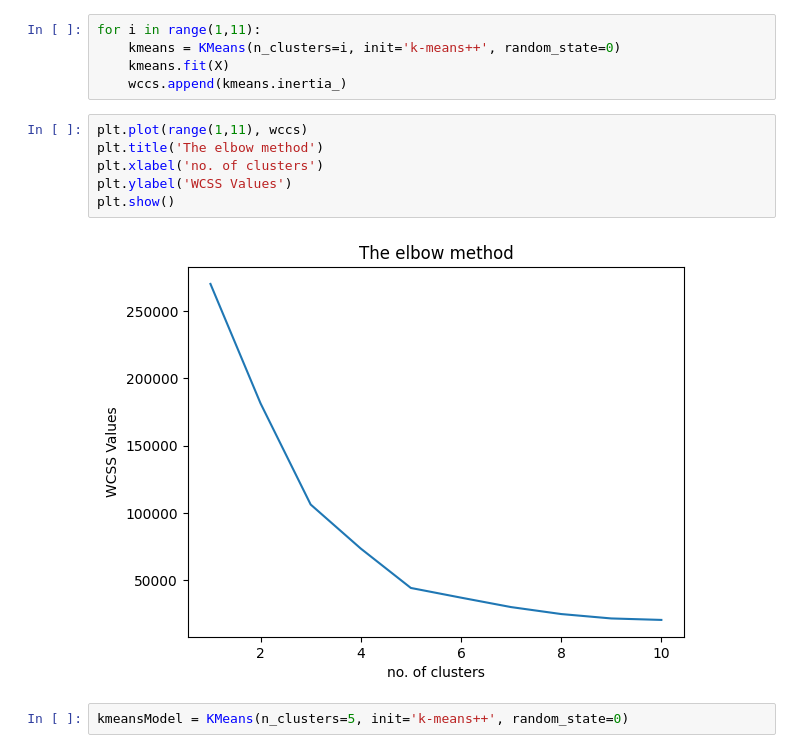
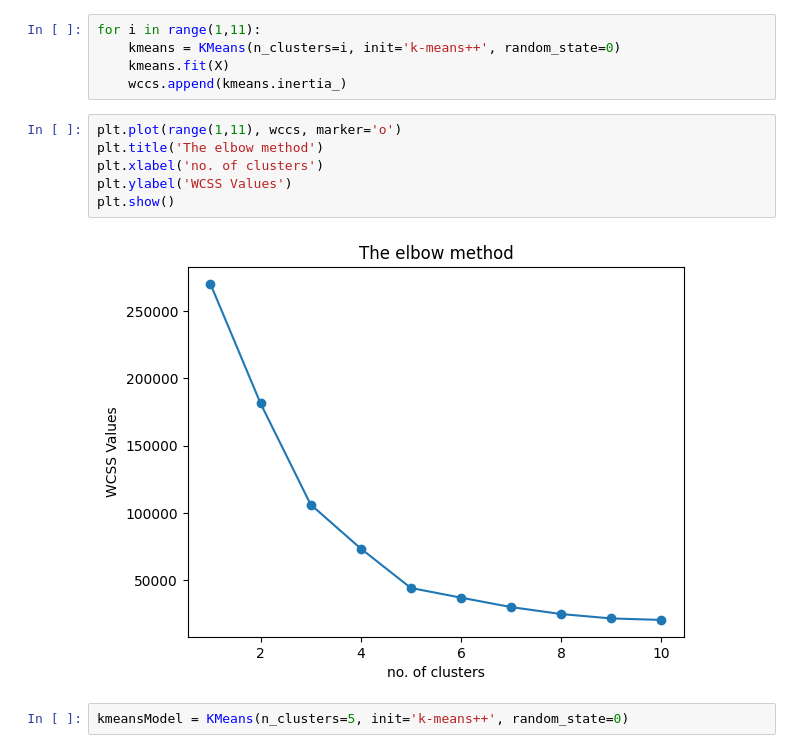
Before and after one commit to it21053528/Machine-learning, a Jupyter notebook: Mall Customer Clustering/Mall Customer Clustering.ipynb, the cells around one changed output. Drawn from its saved outputs; the diff is of its cells as text.

```diff
--- a/Mall Customer Clustering/Mall Customer Clustering.ipynb
+++ b/Mall Customer Clustering/Mall Customer Clustering.ipynb
@@ -69,13 +69,13 @@ for i in range(1,11):
     kmeans.fit(X)
     wccs.append(kmeans.inertia_)
 # %%
-plt.plot(range(1,11), wccs)
+plt.plot(range(1,11), wccs, marker='o')
 plt.title('The elbow method')
 plt.xlabel('no. of clusters')
 plt.ylabel('WCSS Values')
 plt.show()
 # %% [output]
-[figure, old version]
+[figure, new version]
 # %%
 kmeansModel = KMeans(n_clusters=5, init='k-means++', random_state=0)
 # %%
```
Also changed, not shown: 3 other files.
